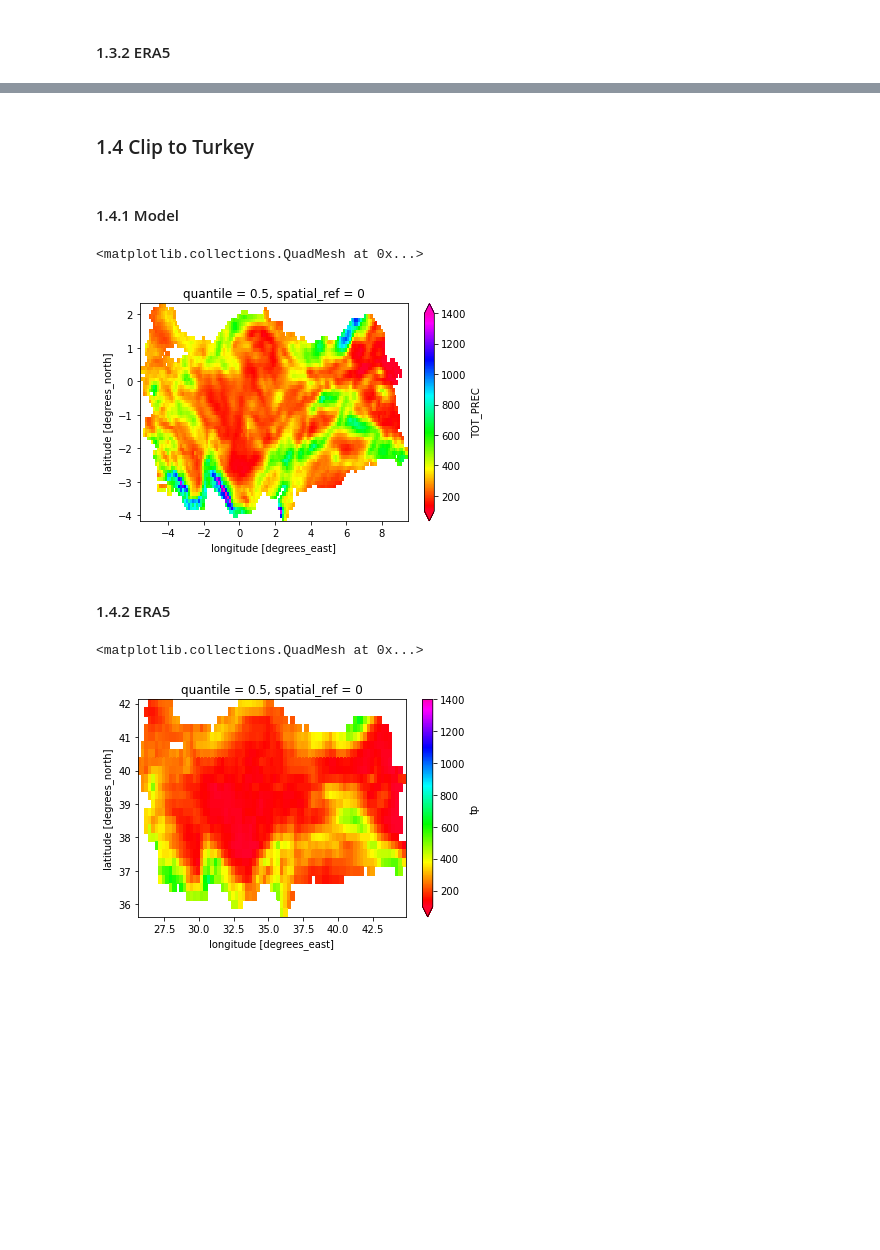
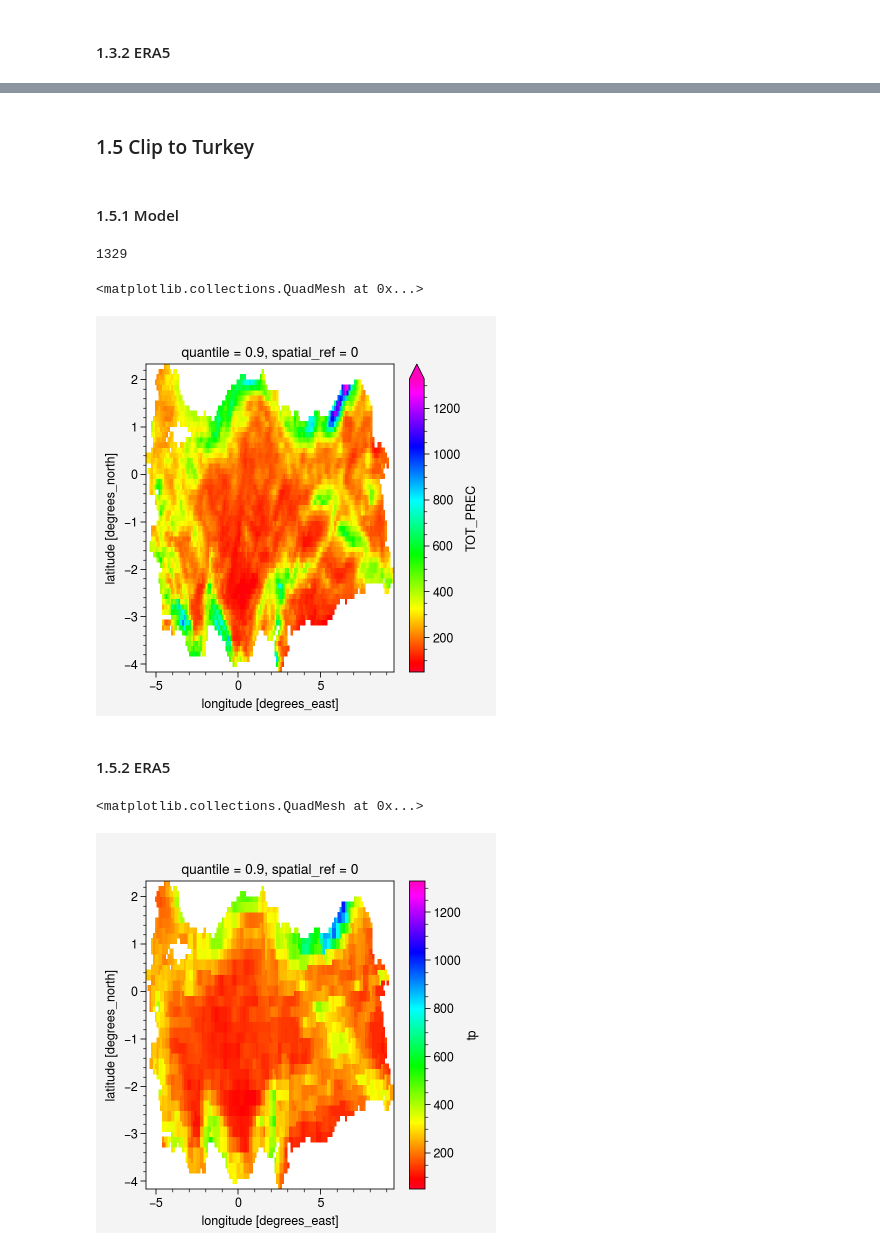
Before and after one commit to donmezkutay/msc-thesis-codes, a Jupyter notebook: verification.ipynb, the cells around one changed output, grey strips where cells are left out. Saved outputs shown, nothing was run; the diff lists cells and outputs as text; code cells hidden in the pictures; blank space fills up the shorter version.

```diff
--- a/verification.ipynb
+++ b/verification.ipynb
@@ -13,6 +27,6 @@ import cartopy
 # %%
 path_general = r'/mnt/d/JupyterLab/Yuksek_Lisans/msc_thesis_data'
-q=0.50
+q=0.90 # 0.50 and 0.90
 # %% [markdown]
 ### 1.1 Open Data
 # %%
@@ -131,12 +92,12 @@ def assign_proj_to_era5(dt_era5):
 # %%
-dt_model = assign_proj_to_model(dt_model)
-dt_era5 = assign_proj_to_era5(dt_era5)
+dt_model = utils.assign_proj_to_model(dt_model)
+dt_era5 = utils.assign_proj_to_era5(dt_era5)
 # %% [markdown]
 ### 1.3 Calculate Percentile
 # %% [markdown]
 #### 1.3.1 Model
 # %%
-dt_model_q50 = dt_model.groupby('time.year')\
+dt_model_qx = dt_model.groupby('time.year')\
                        .sum(dim='time')\
                        .quantile(q,
                                dim='year',
@@ -162,5 +145,5 @@ dt_era5_q50.plot()
 # %% [markdown]
-### 1.4 Clip to Turkey
+### 1.5 Clip to Turkey
 # %%
 def clip_to_city(data, shapefile):
 
@@ -173,14 +156,18 @@ def clip_to_city(data, shapefile):
 path_shape = fr'data/shapefiles/Iller_HGK_6360_Kanun_Sonrasi.shp'
 shape_tr = gpd.read_file(path_shape)
 # %% [markdown]
-#### 1.4.1 Model
+#### 1.5.1 Model
 # %%
-dt_model_q50_clipped = clip_to_city(assign_proj_to_model(dt_model_q50), shape_tr)
+dt_model_qx_clipped = clip_to_city(utils.assign_proj_to_model(dt_model_qx), shape_tr)
+# %%
+int(dt_model_qx_clipped.max().values)
+# %% [output]
+1329
 # %%
-dt_model_q50_clipped.plot(cmap='gist_rainbow', vmin=100, vmax=1400)
+dt_model_qx_clipped.plot(cmap='gist_rainbow', vmin=50, vmax=int(dt_model_qx_clipped.max().values))
 # %% [output]
 <matplotlib.collections.QuadMesh at 0x...>
-[figure, old version]
+[figure, new version]
 # %% [markdown]
-#### 1.4.2 ERA5
+#### 1.5.2 ERA5
 # %%
@@ -188,5 +178,5 @@ dt_era5_q50_clipped = clip_to_city(assign_proj_to_era5(dt_era5_q50), shape_tr)
 # %%
-dt_era5_q50_clipped.plot(cmap='gist_rainbow', vmin=100, vmax=1400)
+dt_era5_qx_clipped.plot(cmap='gist_rainbow', vmin=50, vmax=int(dt_model_qx_clipped.max().values))
 # %% [output]
 <matplotlib.collections.QuadMesh at 0x...>
-[figure, old version]
+[figure, new version]
```
Also changed, not shown: parts of 24 cells of this notebook, 2 other files.
